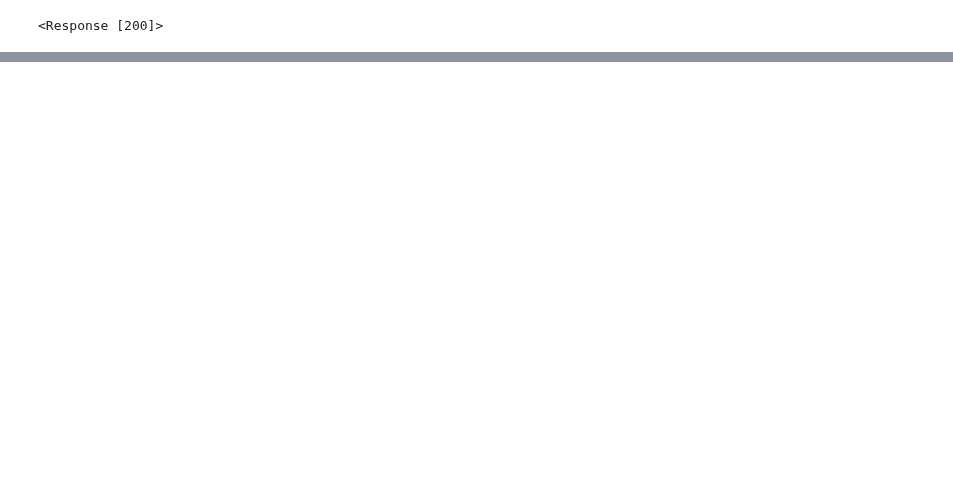
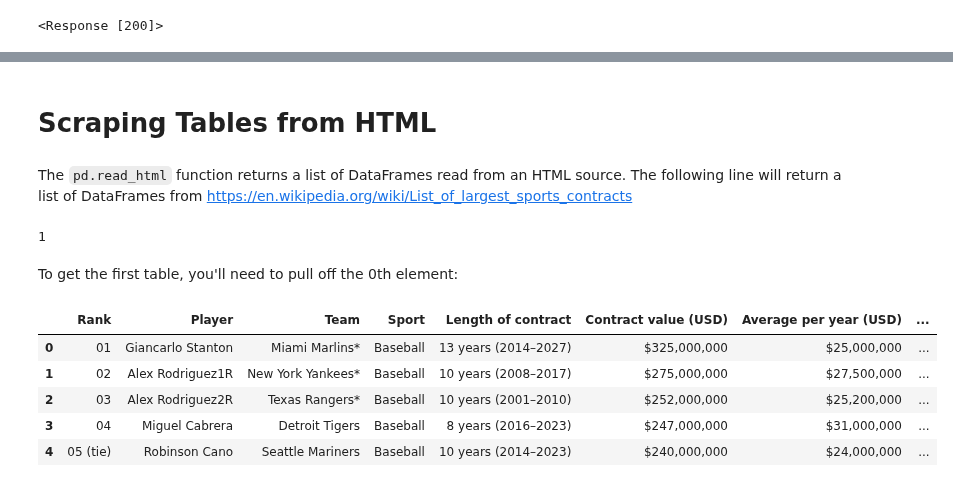
Before and after one commit to anhnguyendepocen/si370, a Jupyter notebook: 03_Loading_Data.ipynb, the cells around one changed output, grey strips where cells are left out. Saved outputs shown, nothing was run; the diff lists cells and outputs as text; code cells hidden in the pictures; blank space fills up the shorter version.

````diff
--- a/03_Loading_Data.ipynb
+++ b/03_Loading_Data.ipynb
@@ -237,0 +249,4 @@ issues.head()
+# %% [markdown]
+# Scraping Tables from HTML
+# %% [markdown]
+The ```pd.read_html``` function returns a list of DataFrames read from an HTML source.  The following line will return a list of DataFrames from https://en.wikipedia.org/wiki/List_of_largest_sports_contracts
@@ -237,0 +255,16 @@ issues.head()
+# %%
+len(contracts_scraped)
+# %% [output]
+1
+# %% [markdown]
+To get the first table, you'll need to pull off the 0th element:
+# %%
+contracts = contracts_scraped[0]
+contracts.head()
+# %% [output]
+|  | Rank | Player | Team | Sport | Length of contract | Contract value (USD) | Average per year (USD) | ... |
+| 0 | 01 | Giancarlo Stanton | Miami Marlins* | Baseball | 13 years (2014–2027) | $325,000,000 | $25,000,000 | ... |
+| 1 | 02 | Alex Rodriguez1R | New York Yankees* | Baseball | 10 years (2008–2017) | $275,000,000 | $27,500,000 | ... |
+| 2 | 03 | Alex Rodriguez2R | Texas Rangers* | Baseball | 10 years (2001–2010) | $252,000,000 | $25,200,000 | ... |
+| 3 | 04 | Miguel Cabrera | Detroit Tigers | Baseball | 8 years (2016–2023) | $247,000,000 | $31,000,000 | ... |
+| 4 | 05 (tie) | Robinson Cano | Seattle Mariners | Baseball | 10 years (2014–2023) | $240,000,000 | $24,000,000 | ... |
````
Also changed, not shown: parts of 42 cells of this notebook.
